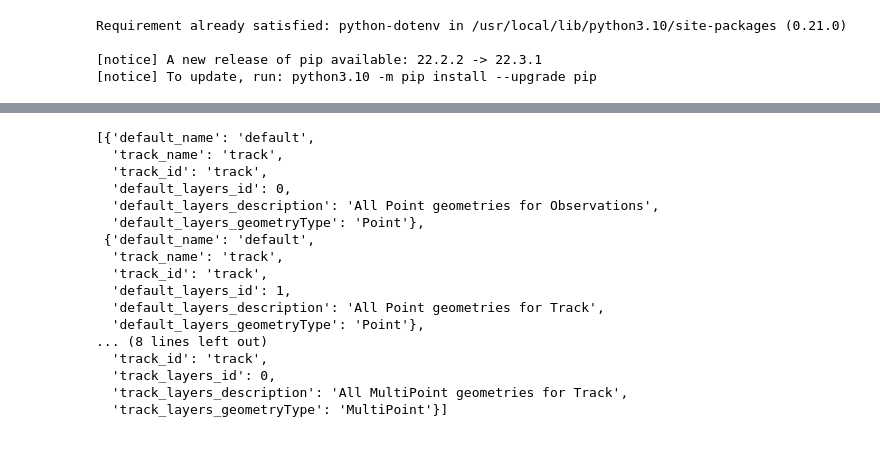
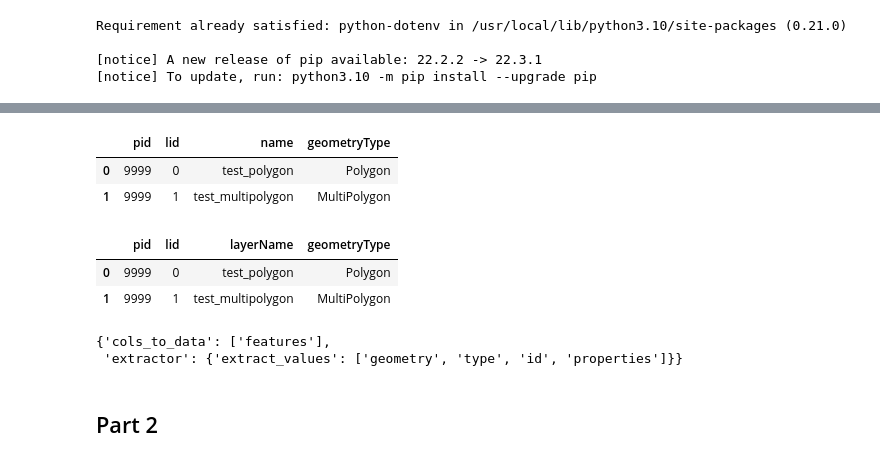
Before and after one commit to SensingClues/wildcat-api-python, a Jupyter notebook: api_maker.ipynb, the cells around one changed output, grey strips where cells are left out. Cells and saved outputs as stored; diff of their text form; code cells hidden in the pictures.

```diff
--- a/api_maker.ipynb
+++ b/api_maker.ipynb
@@ -72,24 +56,26 @@ output = api_call._api_call("get", add, {}).json()
+# %%
+# small change because the extractor needs a list from which it can start extracting
+# The input data is a dict from which the key(pid) gives a dict with the info
+# So we convert the dict to a list of dicts and add the pid as item in the list
+# Then we can start iterating through this with the extractor beause it is the same strcuture as other calls
+new_output = [{**{"pid": key}, **output["models"][key]} for key in output["models"].keys()]
 # %%
 extr = dataExtractor("all_layers")
-extr.extr(output, nested_col_names=True)
+extr_output = extr.extr(new_output)
-# %% [output]
-[{'default_name': 'default',
-  'track_name': 'track',
-  'track_id': 'track',
-  'default_layers_id': 0,
-  'default_layers_description': 'All Point geometries for Observations',
-  'default_layers_geometryType': 'Point'},
- {'default_name': 'default',
-  'track_name': 'track',
-  'track_id': 'track',
-  'default_layers_id': 1,
-  'default_layers_description': 'All Point geometries for Track',
-  'default_layers_geometryType': 'Point'},
-... (8 lines left out)
-  'track_id': 'track',
-  'track_layers_id': 0,
-  'track_layers_description': 'All MultiPoint geometries for Track',
-  'track_layers_geometryType': 'MultiPoint'}]
+# %%
+col_trans = {
+    "id": "lid"
+}
+df = pd.DataFrame(extr_output)\
+       .rename(columns=col_trans)\
+       .query("pid != 'track' and pid != 'default'")
+#df = df.loc[~df["pid"].isin(["track", "default"])]
+# %%
+df.head()
+# %% [output]
+|  | pid | lid | name | geometryType |
+| 0 | 9999 | 0 | test_polygon | Polygon |
+| 1 | 9999 | 1 | test_multipolygon | MultiPolygon |
 # %%
 # this is a very simple one so we just make a standard private function in the class
 # This should be a private function because it is only used by other functions and not by the users
@@ -165,0 +106,27 @@ get_layer_details <- function(session,URL = "https://focus.sensingclues.org/",co
+# %%
+# run test if it works
+# if so we can implement it
+test = testNewAPi(username,password)
+test._get_all_layers()
+# %% [output]
+|  | pid | lid | layerName | geometryType |
+| 0 | 9999 | 0 | test_polygon | Polygon |
+| 1 | 9999 | 1 | test_multipolygon | MultiPolygon |
+# %%
+{
+  "cols_to_data": ["features"],
+  "extractor": {
+    "extract_values": [
+      "geometry",
+      "type",
+      "id",
+      "properties"
+    ]
+
+  }
+}
+# %% [output]
+{'cols_to_data': ['features'],
+ 'extractor': {'extract_values': ['geometry', 'type', 'id', 'properties']}}
+# %% [markdown]
+## Part 2
```
Also changed, not shown: parts of 11 cells of this notebook, 5 other files.
